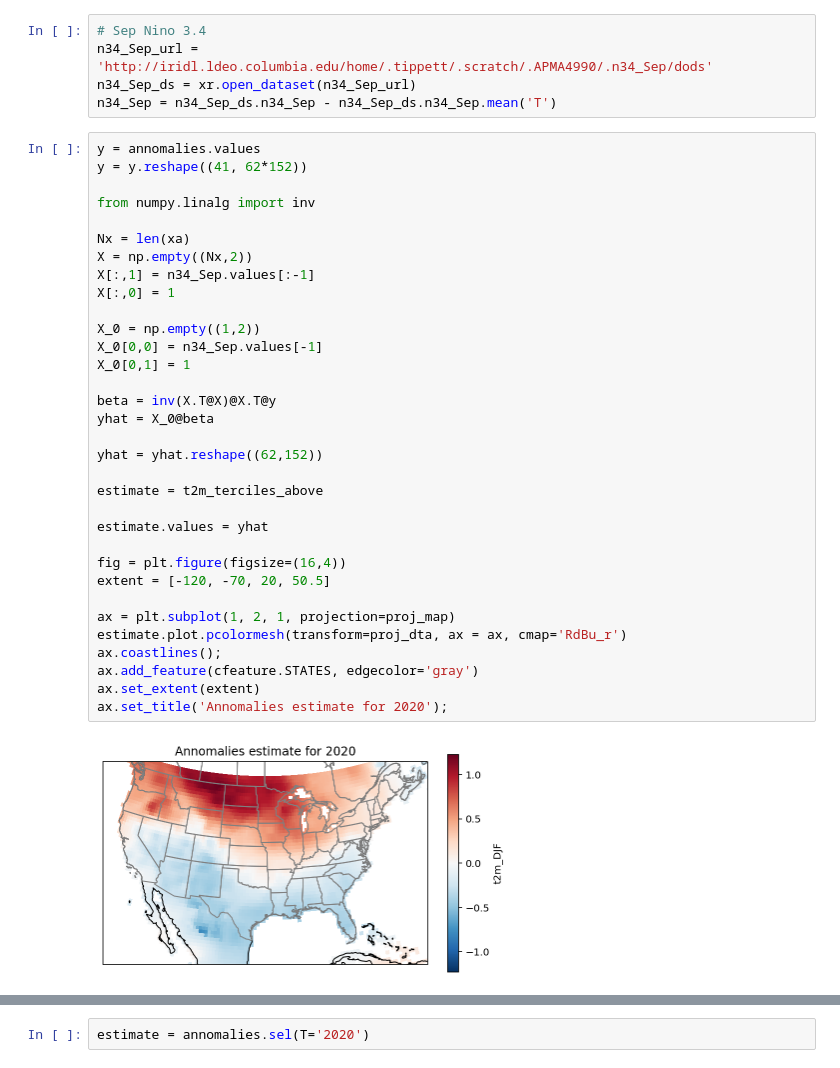
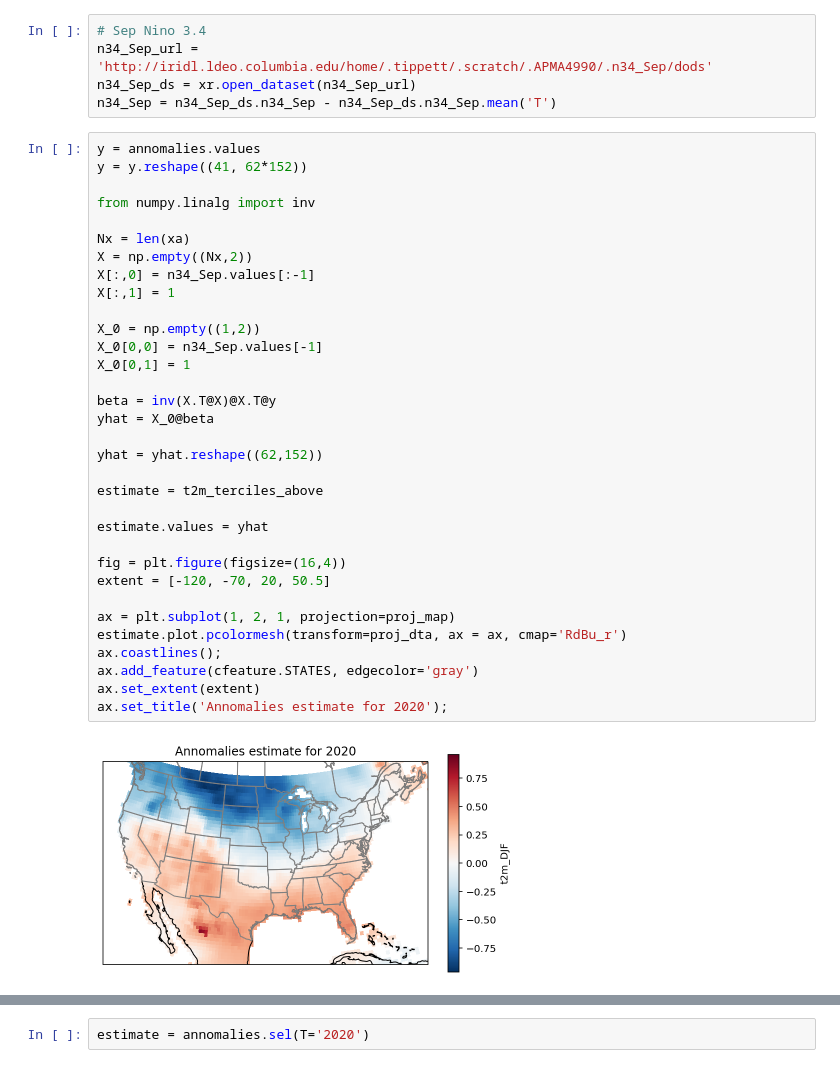
Before and after one commit to jp3993/apma4990-jp3993, a Jupyter notebook: HW-05.ipynb, the cells around one changed output, grey strips where cells are left out. Cells and saved outputs as stored; diff of their text form.

```diff
--- a/HW-05.ipynb
+++ b/HW-05.ipynb
@@ -787,33 +787,33 @@ y = annomalies.values
 y = y.reshape((41, 62*152))
 
 from numpy.linalg import inv
 
 Nx = len(xa)
 X = np.empty((Nx,2))
-X[:,1] = n34_Sep.values[:-1]
-X[:,0] = 1
+X[:,0] = n34_Sep.values[:-1]
+X[:,1] = 1
 
 X_0 = np.empty((1,2))
 X_0[0,0] = n34_Sep.values[-1]
 X_0[0,1] = 1
 
 beta = inv(X.T@X)@X.T@y
 yhat = X_0@beta
 
 yhat = yhat.reshape((62,152))
 
 estimate = t2m_terciles_above
 
 estimate.values = yhat
 
 fig = plt.figure(figsize=(16,4))
 extent = [-120, -70, 20, 50.5]
 
 ax = plt.subplot(1, 2, 1, projection=proj_map)
 estimate.plot.pcolormesh(transform=proj_dta, ax = ax, cmap='RdBu_r')
 ax.coastlines();
 ax.add_feature(cfeature.STATES, edgecolor='gray')
 ax.set_extent(extent)
 ax.set_title('Annomalies estimate for 2020');
 # %% [output]
-[figure, old version]
+[figure, new version]
```
Also changed, not shown: parts of 4 cells of this notebook.
